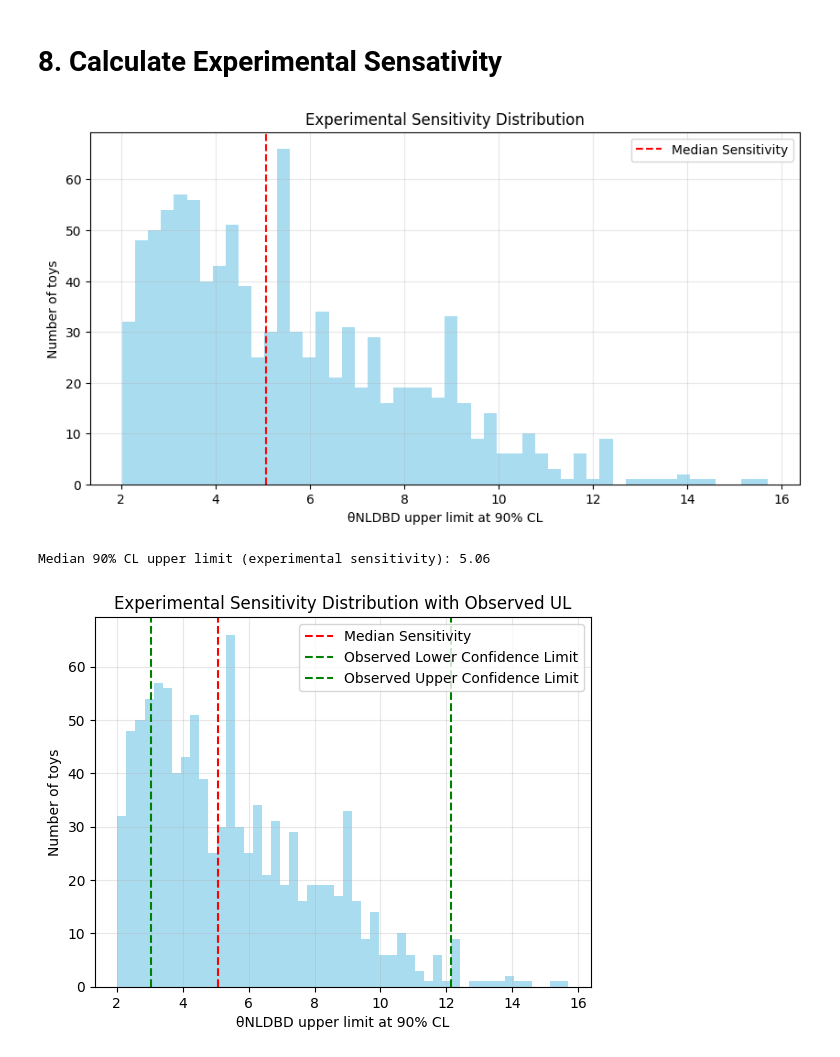
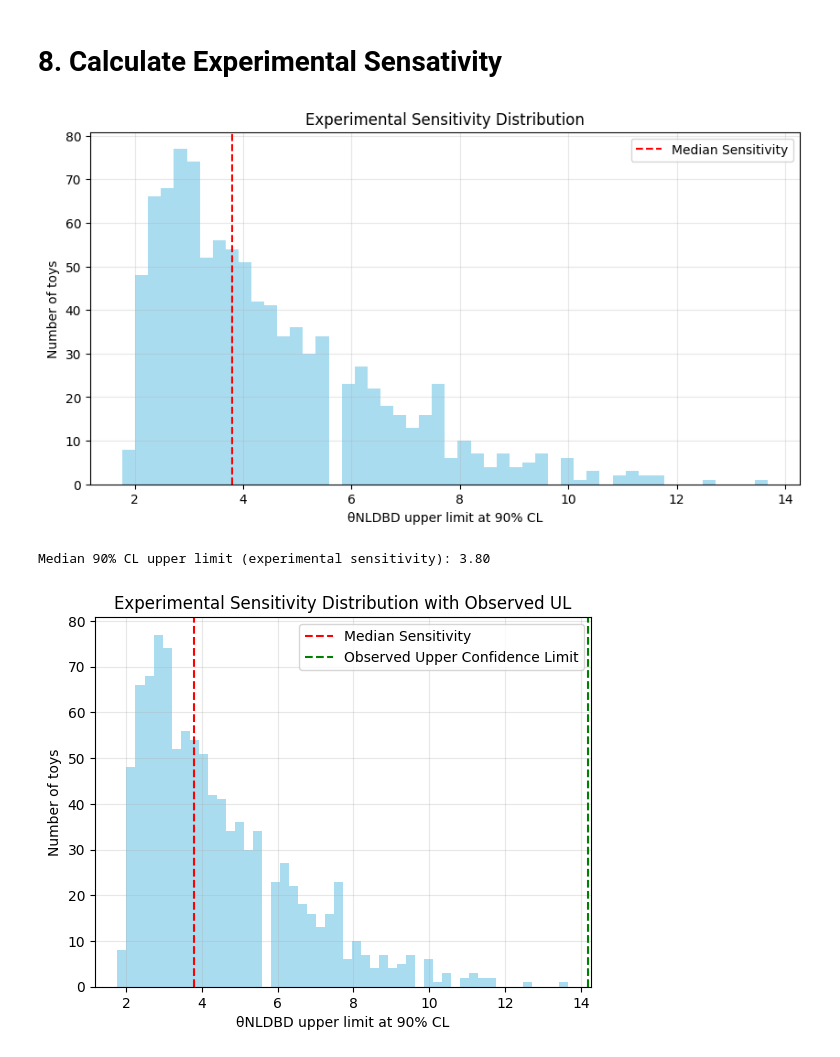
Before and after one commit to TangyKiwi/DSC-291-Final-Project, a Jupyter notebook: main.ipynb, the cells around one changed output. Saved outputs shown, nothing was run; the diff lists cells and outputs as text; code cells hidden in the pictures.

```diff
--- a/main.ipynb
+++ b/main.ipynb
@@ -72,7 +72,7 @@ Evaluate true positive rate
 # Energy range for the spectrum (keV)
 energy_min = 1500
 energy_max = 2200
-n_bins = 500  # adjust for resolution
+n_bins = 1000  # adjust for resolution
 
 # Histogram
 counts, bin_edges = np.histogram(detA['energy'], bins=n_bins, range=(energy_min, energy_max))
@@ -195,8 +195,8 @@ signal_region = (
     (bin_centers >= (signal - 2*signal_sigma)) & (bin_centers <= (signal + 2*signal_sigma)) # Signal region is 2 sigma around peak
 )
 signal_sideband = (
-    ((bin_centers >= (signal - 5*signal_sigma)) & (bin_centers <= (signal - 3*signal_sigma))) | # Sidebands are 1 sigma away from peak edges
-    ((bin_centers >= (signal + 3*signal_sigma)) & (bin_centers <= (signal + 5*signal_sigma)))
+    ((bin_centers >= (signal - 4*signal_sigma)) & (bin_centers <= (signal - 2*signal_sigma))) | # Sidebands are 1 sigma away from peak edges
+    ((bin_centers >= (signal + 2*signal_sigma)) & (bin_centers <= (signal + 4*signal_sigma)))
 )
 
 N_s = counts[signal_region].sum() # Total counts in signal region
@@ -207,8 +207,8 @@ background_region = (
     (bin_centers >= (background - 2*background_sigma)) & (bin_centers <= (background + 2*background_sigma)) # Background region is 2 sigma around peak
 )
 background_sideband = (
-    ((bin_centers >= (background - 5*background_sigma)) & (bin_centers <= (background - 3*background_sigma))) | # Sidebands are 1 sigma away from peak edges
-    ((bin_centers >= (background + 3*background_sigma)) & (bin_centers <= (background + 5*background_sigma)))
+    ((bin_centers >= (background - 4*background_sigma)) & (bin_centers <= (background - 2*background_sigma))) | # Sidebands are 1 sigma away from peak edges
+    ((bin_centers >= (background + 2*background_sigma)) & (bin_centers <= (background + 4*background_sigma)))
 )
 N_b = counts[background_region].sum() # Total counts in background region
 B_bkg = counts[background_sideband].sum() # Background in sidebands
@@ -433,24 +424,22 @@ def fit_detector_target(counts_Target, pdf_A, pdf_B, pdf_C, pdf_ovbb, bin_edges)
         return np.sum((counts_Target - model)**2 / (model + 1e-6))  # avoid div0
 
     def nll(theta_A, theta_B, theta_C, theta_ovbb):
-        mu = (theta_A * pdf_A +
-              theta_B * pdf_B +
-              theta_C * pdf_C +
-              theta_ovbb * pdf_ovbb)
-
-        # Avoid log(0)
+        mu = (
+            theta_A * pdf_A +
+            theta_B * pdf_B +
+            theta_C * pdf_C +
+            theta_ovbb * pdf_ovbb
+        )
         mu = np.clip(mu, 1e-12, None)
-
-        # Poisson negative log-likelihood (ignoring ln(n!))
-        return 2 * np.sum(mu - counts_Target * np.log(mu))
+        return np.sum(mu - counts_Target * np.log(mu))
 
     # Initial guess
     indA, indB = 1350, 770
     sigmaA, sigmaB = 100, 270
     m = Minuit(nll, theta_A=indA, theta_B=indB, theta_C=100, theta_ovbb=10)
-    m.errordef = 1  # chi2
+    m.errordef = 0.5  # chi2
     # m.limits = [(0, None), (0, None), (0, None), (0, None)]
-    m.limits = [(indA-2*sigmaA, indA+2*sigmaA), (indB-2*sigmaB, indB+2*sigmaB), (0, None), (0, None)]
+    m.limits = [(0, None), (0, None), (0, None), (0, None)]#[(indA-2*sigmaA, indA+2*sigmaA), (indB-2*sigmaB, indB+2*sigmaB), (0, None), (0, None)]
 
     m.migrad()
 
@@ -674,18 +663,18 @@ upper_limits, median_sens = compute_sensitivity(n_toys,
                                                 pdf_A, pdf_B, pdf_C, pdf_ovbb,
                                                 theta_fit)
 # %% [output]
-[figure, old version]
+[figure, new version]
-Median 90% CL upper limit (experimental sensitivity): 5.06
+Median 90% CL upper limit (experimental sensitivity): 3.80
 # %%
 plt.hist(upper_limits, bins=50, alpha=0.7, color='skyblue')
 plt.axvline(median_sens, color='red', linestyle='--', label='Median Sensitivity')
-plt.axvline(ci_low, color='green', linestyle='--', label='Observed Lower Confidence Limit')
+# plt.axvline(ci_low, color='green', linestyle='--', label='Observed Lower Confidence Limit')
 plt.axvline(ci_high, color='green', linestyle='--', label='Observed Upper Confidence Limit')
 plt.xlabel('θNLDBD upper limit at 90% CL')
 plt.ylabel('Number of toys')
 plt.title('Experimental Sensitivity Distribution with Observed UL')
 plt.legend()
 plt.grid(alpha=0.3)
 plt.show()
 # %% [output]
-[figure, old version]
+[figure, new version]
```
Also changed, not shown: parts of 8 cells of this notebook.
